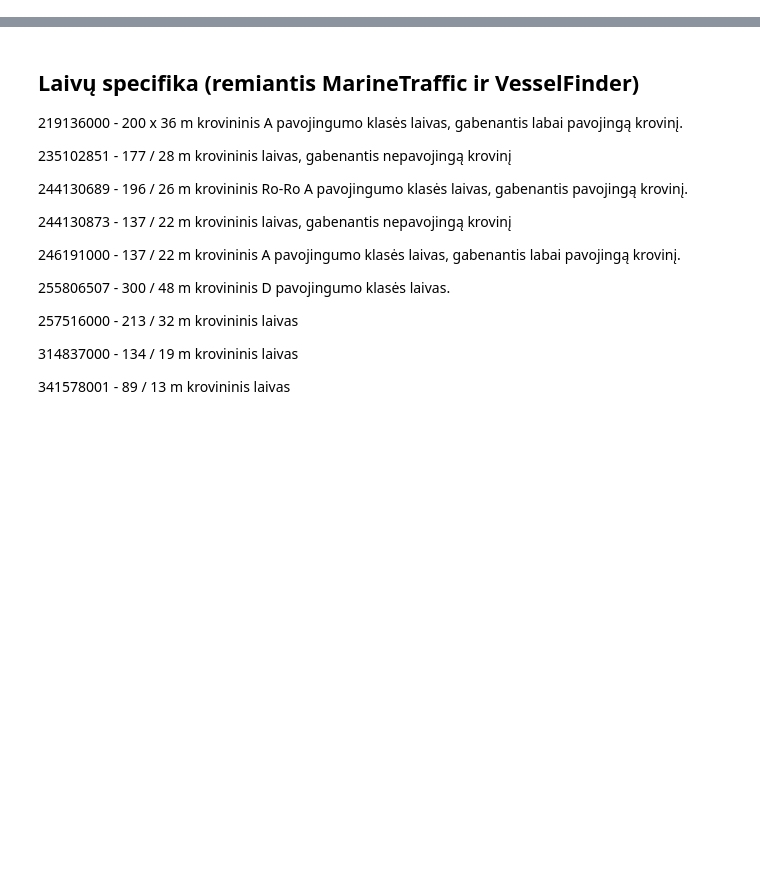
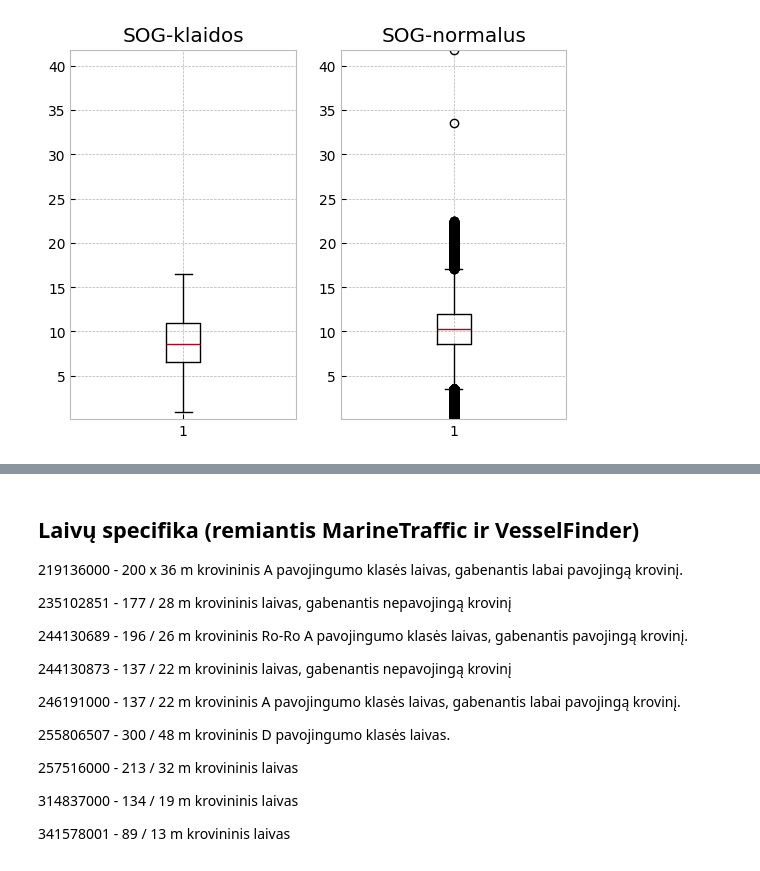
Before and after one commit to lukasjanusauskas/lukas-jan-kursinis-projektas, a Jupyter notebook: notebooks/klaidu-analize-lstm-ae.ipynb, the cells around one changed output, grey strips where cells are left out. Drawn from its saved outputs; the diff is of its cells as text; code cells hidden in the pictures; blank space fills up the shorter version.

```diff
--- a/notebooks/klaidu-analize-lstm-ae.ipynb
+++ b/notebooks/klaidu-analize-lstm-ae.ipynb
@@ -21,0 +63,20 @@ mistake_mask = (
+# %%
+def box_plot_anomalies(error_data, df, col):
+    values = []
+    for (mmsi, day), data in error_data.items():
+        values.extend( list(data[col].values) )
+
+    fig, (ax1,ax2) = plt.subplots(ncols=2)
+    ax1.boxplot(values)
+    ax1.set_ylim((df[col].min(), df[col].max()))
+    ax1.set_title(f'{col}-klaidos')
+
+    ax2.boxplot(df[col])
+    ax2.set_ylim((df[col].min(), df[col].max()))
+    ax2.set_title(f'{col}-normalus')
+
+    plt.show()
+# %%
+box_plot_anomalies(error_data, df, 'SOG')
+# %% [output]
+[figure, added]
```
Also changed, not shown: parts of 18 cells of this notebook, 2 other files.
